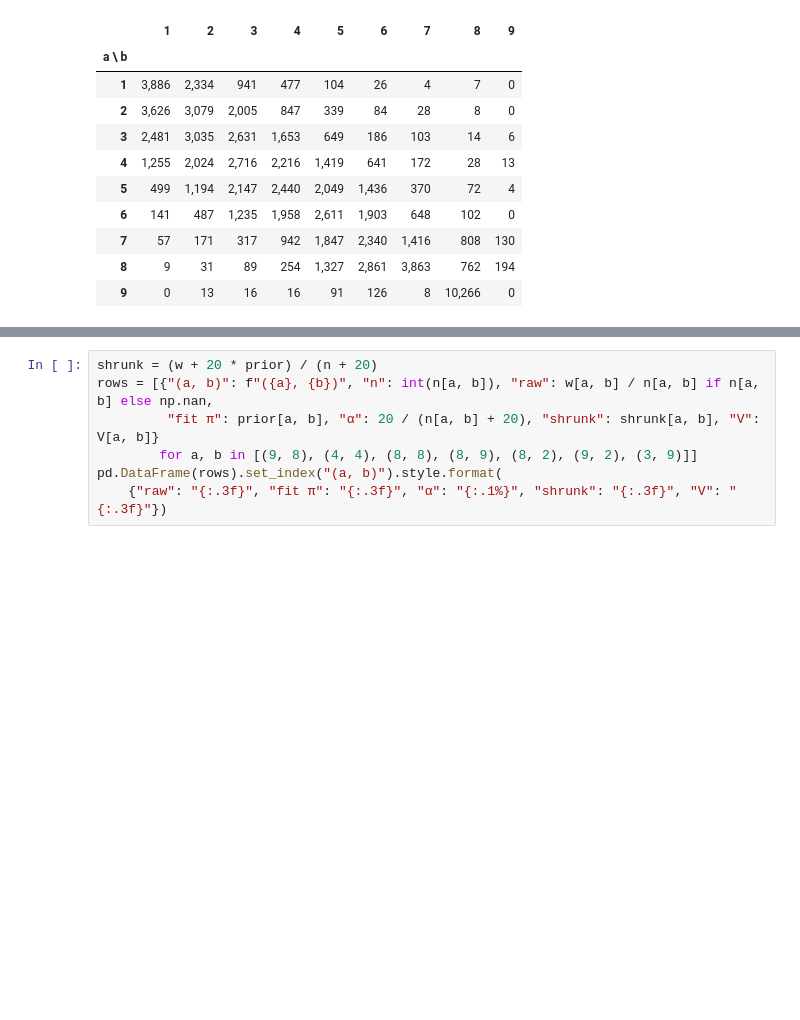
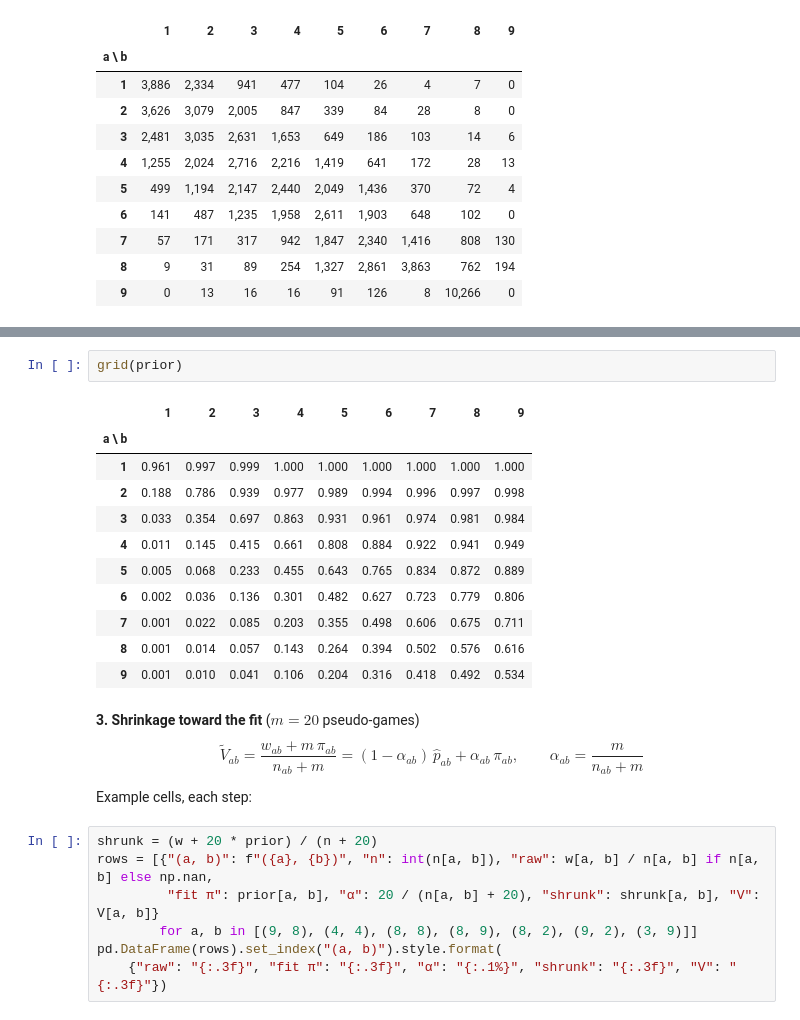
Before and after one commit to shanelee2027/CodenamesAI, a Jupyter notebook: notebooks/value_model_comfort_1028.ipynb, the cells around one changed output, grey strips where cells are left out. Drawn from its saved outputs; the diff is of its cells as text; blank space fills up the shorter version.

```diff
--- a/notebooks/value_model_comfort_1028.ipynb
+++ b/notebooks/value_model_comfort_1028.ipynb
@@ -73,3 +80,24 @@ V(a+1, b) \le V(a, b),\quad V(a, b+1) \ge V(a, b)$$
+# %%
+grid(prior)
+# %% [output]
+|  | 1 | 2 | 3 | 4 | 5 | 6 | 7 | 8 | 9 |
+| a \ b |  |  |  |  |  |  |  |  |  |
+| 1 | 0.961 | 0.997 | 0.999 | 1.000 | 1.000 | 1.000 | 1.000 | 1.000 | 1.000 |
+| 2 | 0.188 | 0.786 | 0.939 | 0.977 | 0.989 | 0.994 | 0.996 | 0.997 | 0.998 |
+| 3 | 0.033 | 0.354 | 0.697 | 0.863 | 0.931 | 0.961 | 0.974 | 0.981 | 0.984 |
+| 4 | 0.011 | 0.145 | 0.415 | 0.661 | 0.808 | 0.884 | 0.922 | 0.941 | 0.949 |
+| 5 | 0.005 | 0.068 | 0.233 | 0.455 | 0.643 | 0.765 | 0.834 | 0.872 | 0.889 |
+| 6 | 0.002 | 0.036 | 0.136 | 0.301 | 0.482 | 0.627 | 0.723 | 0.779 | 0.806 |
+| 7 | 0.001 | 0.022 | 0.085 | 0.203 | 0.355 | 0.498 | 0.606 | 0.675 | 0.711 |
+| 8 | 0.001 | 0.014 | 0.057 | 0.143 | 0.264 | 0.394 | 0.502 | 0.576 | 0.616 |
+| 9 | 0.001 | 0.010 | 0.041 | 0.106 | 0.204 | 0.316 | 0.418 | 0.492 | 0.534 |
+# %% [markdown]
+**3. Shrinkage toward the fit** ($m = 20$ pseudo-games)
+$$\tilde V_{ab} = \frac{w_{ab} + m\, \pi_{ab}}{n_{ab} + m}
+= (1 - \alpha_{ab})\, \hat p_{ab} + \alpha_{ab}\, \pi_{ab},
+\qquad \alpha_{ab} = \frac{m}{n_{ab} + m}$$
+
+Example cells, each step:
 # %%
 shrunk = (w + 20 * prior) / (n + 20)
 rows = [{"(a, b)": f"({a}, {b})", "n": int(n[a, b]), "raw": w[a, b] / n[a, b] if n[a, b] else np.nan,
```
Also changed, not shown: parts of 13 cells of this notebook, 1 other file.
